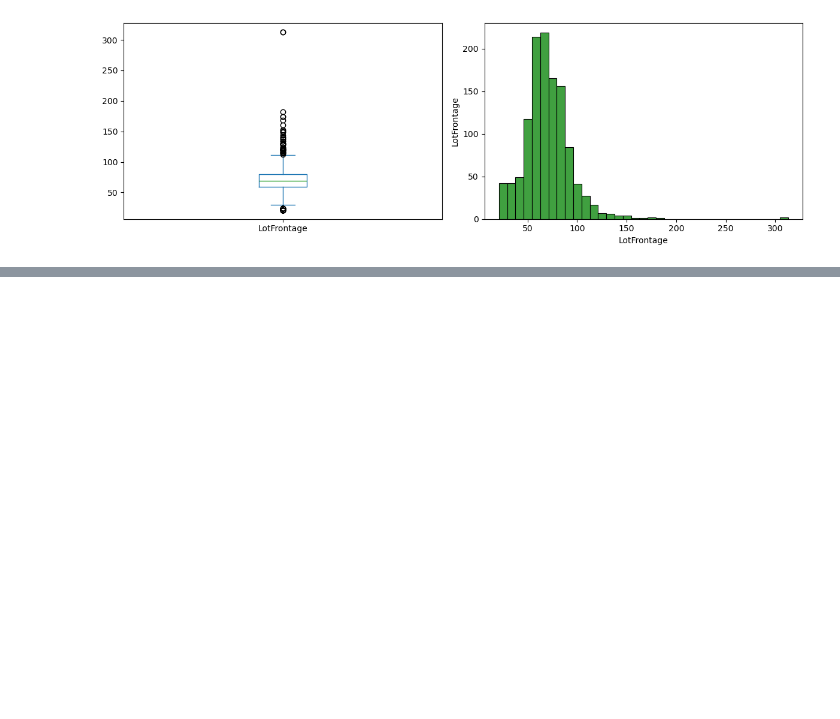
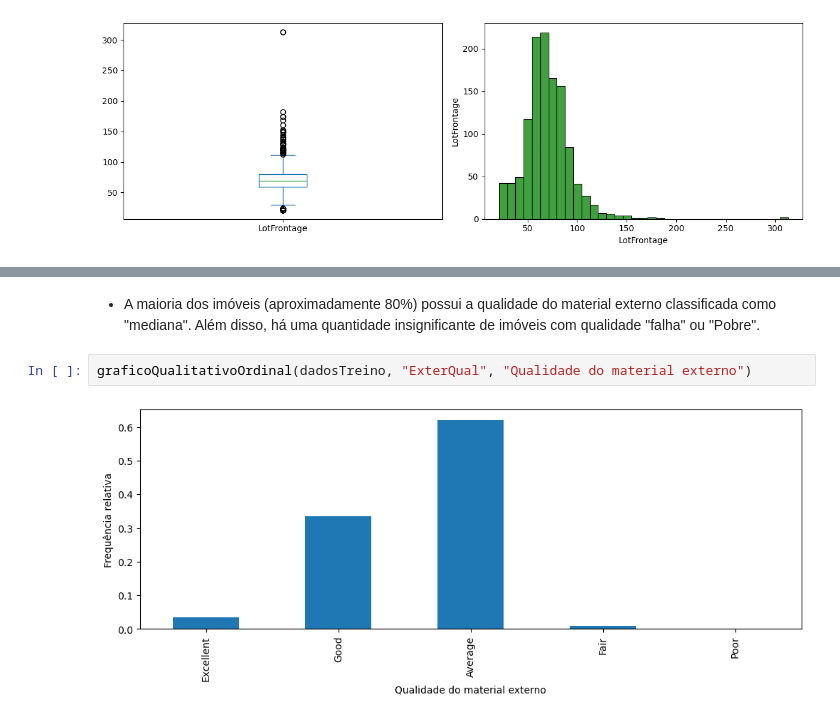
Before and after one commit to Cauaxavier/projeto-ti, a Jupyter notebook: main.ipynb, the cells around one changed output, grey strips where cells are left out. Cells and saved outputs as stored; diff of their text form; blank space fills up the shorter version.

```diff
--- a/main.ipynb
+++ b/main.ipynb
@@ -193,0 +274,6 @@ histograma(dadosTreino, "LotFrontage", 35)
+# %% [markdown]
+- A maioria dos imóveis (aproximadamente 80%) possui a qualidade do material externo classificada como "mediana". Além disso, há uma quantidade insignificante de imóveis com qualidade "falha" ou "Pobre".
+# %%
+graficoQualitativoOrdinal(dadosTreino, "ExterQual", "Qualidade do material externo")
+# %% [output]
+[figure, added]
```
Also changed, not shown: parts of 7 cells of this notebook.
